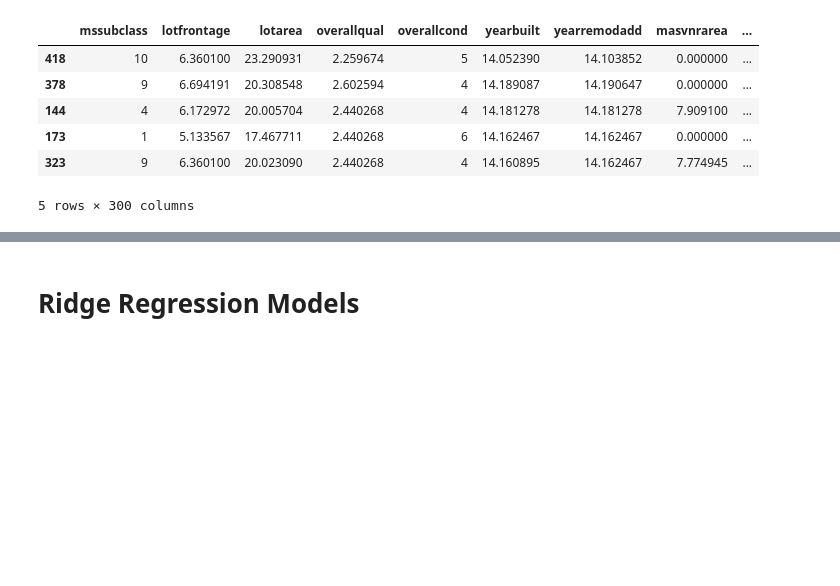
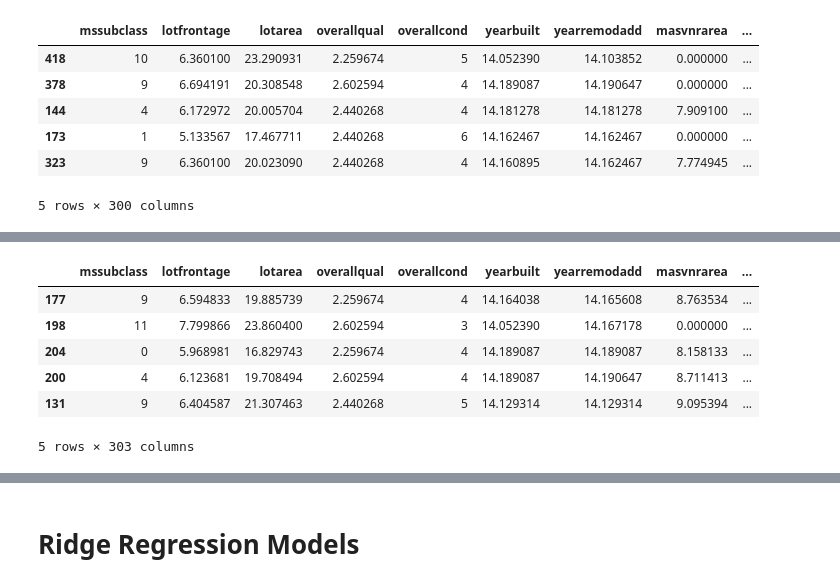
Before and after one commit to rruss2/Projects, a Jupyter notebook: module_17.8_linear_regression_challenge.ipynb, the cells around one changed output, grey strips where cells are left out. Drawn from its saved outputs; the diff is of its cells as text; code cells hidden in the pictures; blank space fills up the shorter version.

```diff
--- a/module_17.8_linear_regression_challenge.ipynb
+++ b/module_17.8_linear_regression_challenge.ipynb
@@ -745,3 +1173,13 @@ X_test.head()
+# %%
+X_test.head()
+# %% [output]
+|  | mssubclass | lotfrontage | lotarea | overallqual | overallcond | yearbuilt | yearremodadd | masvnrarea | ... |
+| 177 | 9 | 6.594833 | 19.885739 | 2.259674 | 4 | 14.164038 | 14.165608 | 8.763534 | ... |
+| 198 | 11 | 7.799866 | 23.860400 | 2.602594 | 3 | 14.052390 | 14.167178 | 0.000000 | ... |
+| 204 | 0 | 5.968981 | 16.829743 | 2.259674 | 4 | 14.189087 | 14.189087 | 8.158133 | ... |
+| 200 | 4 | 6.123681 | 19.708494 | 2.602594 | 4 | 14.189087 | 14.190647 | 8.711413 | ... |
+| 131 | 9 | 6.404587 | 21.307463 | 2.440268 | 5 | 14.129314 | 14.129314 | 9.095394 | ... |
+5 rows × 303 columns
 # %%
 X_train = sm.add_constant(X_train)
 # %%
```
Also changed, not shown: parts of 47 cells of this notebook.
